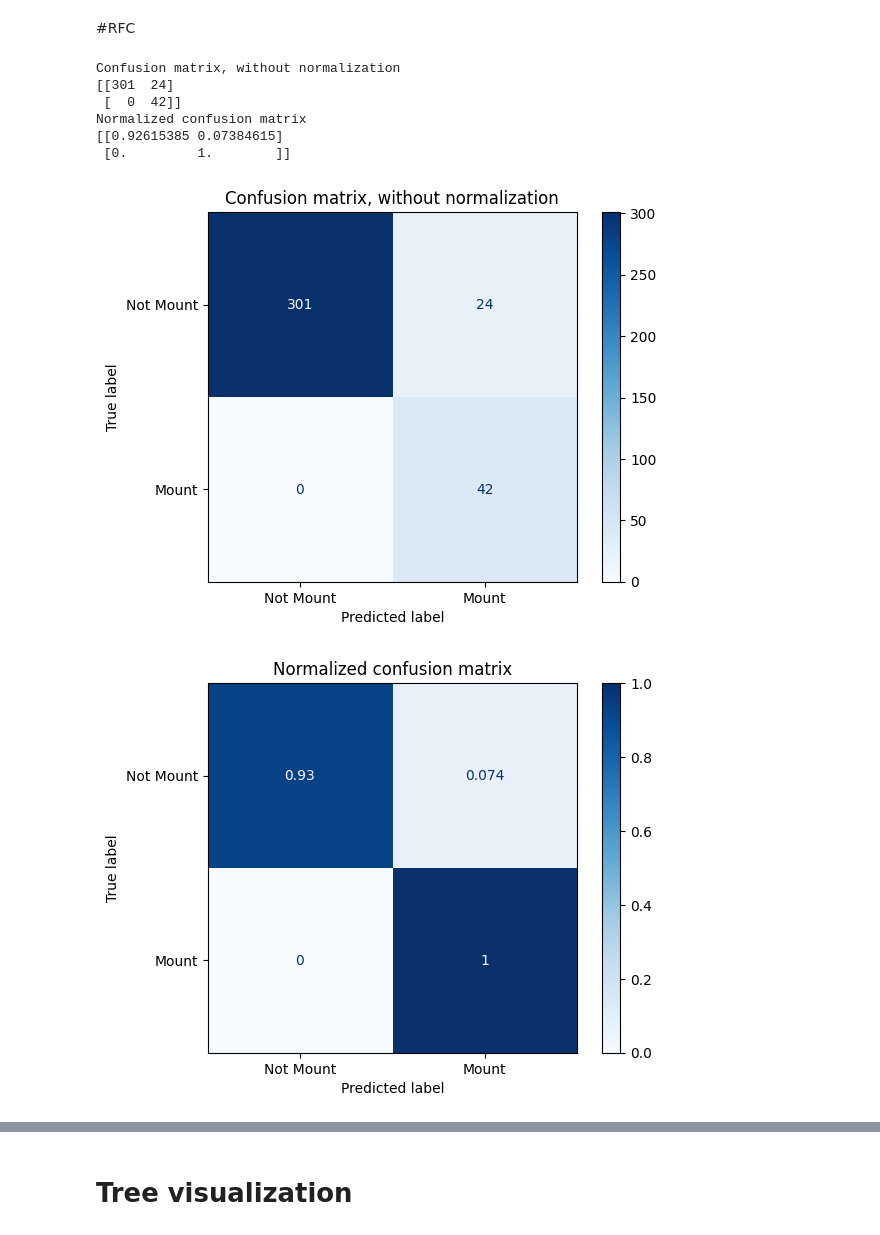
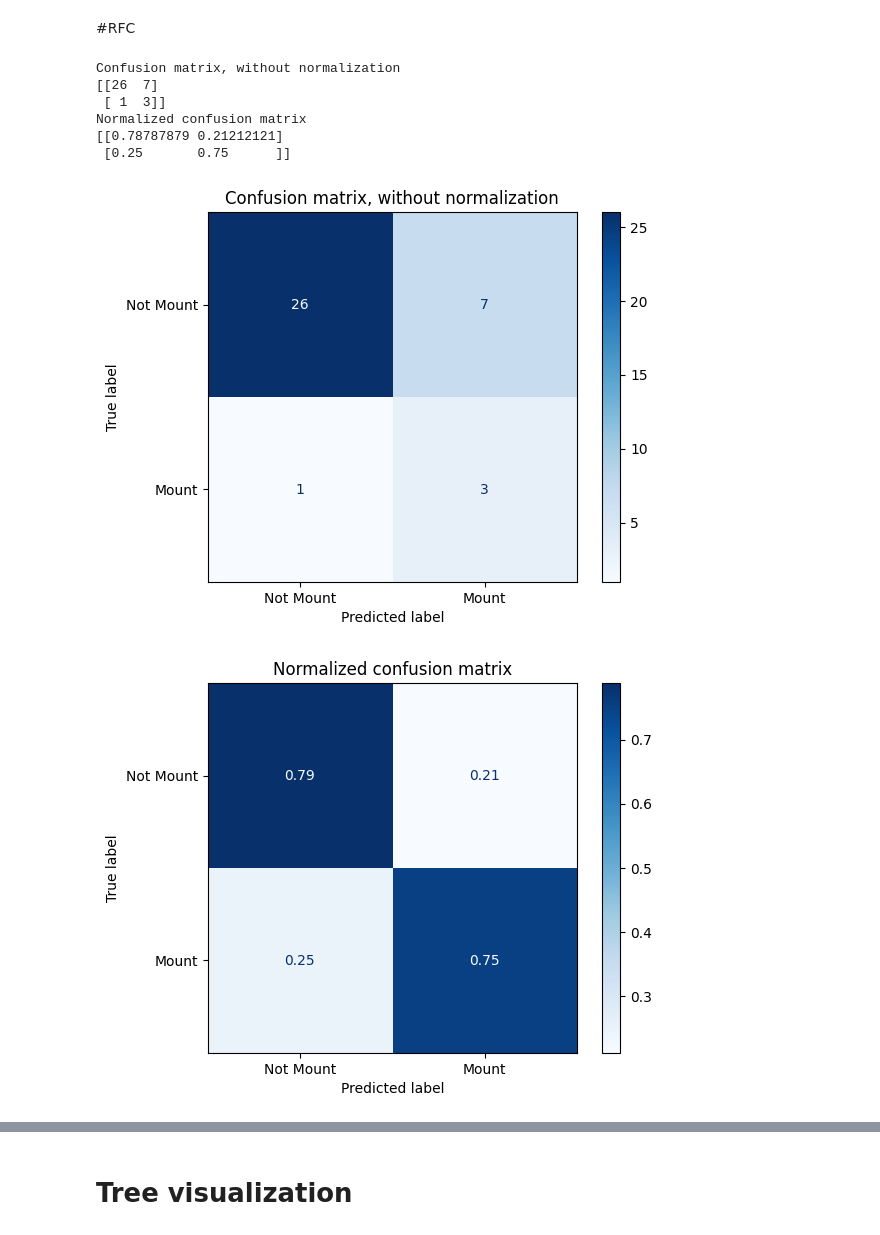
Before and after one commit to paulazoo/mouse-behavior-analysis, a Jupyter notebook: mount_random_forest_training.ipynb, the cells around one changed output, grey strips where cells are left out. Drawn from its saved outputs; the diff is of its cells as text; code cells hidden in the pictures.

Commit message:
save non smote rfc

```diff
--- a/mount_random_forest_training.ipynb
+++ b/mount_random_forest_training.ipynb
@@ -156,43 +156,39 @@ from sklearn.metrics import ConfusionMatrixDisplay
 from sklearn.ensemble import RandomForestClassifier
 from imblearn.over_sampling import SMOTE
 # %%
-#Use SMOTE to oversample the minority class
-oversample = SMOTE()
-over_X, over_y = oversample.fit_resample(training_features, training_labels)
-over_X_train, over_X_test, over_y_train, over_y_test = train_test_split(over_X, over_y, test_size=0.1, stratify=over_y)
-#Build SMOTE SRF model
-SMOTE_SRF = RandomForestClassifier(n_estimators=10, random_state=5)
+X_train, X_test, y_train, y_test = train_test_split(training_features, training_labels, test_size=0.1, stratify=training_labels)
+RFC = RandomForestClassifier(n_estimators=10, class_weight='balanced', random_state = 0)
 
-#Train SMOTE SRF
-SMOTE_SRF.fit(over_X_train, over_y_train)
+#Train
+RFC.fit(X_train, y_train)
 
 # Plot non-normalized confusion matrix
 titles_options = [
     ("Confusion matrix, without normalization", None),
     ("Normalized confusion matrix", "true"),
 ]
 
 for title, normalize in titles_options:
     disp = ConfusionMatrixDisplay.from_estimator(
-        SMOTE_SRF,
-        training_features,
-        training_labels,
+        RFC,
+        X_test,
+        y_test,
         display_labels=['Not Mount', 'Mount'],
         cmap=plt.cm.Blues,
         normalize=normalize,
     )
     disp.ax_.set_title(title)
 
     print(title)
     print(disp.confusion_matrix)
 
 plt.show()
 # %% [output]
 Confusion matrix, without normalization
-[[301  24]
- [  0  42]]
+[[26  7]
+ [ 1  3]]
 Normalized confusion matrix
-[[0.92615385 0.07384615]
- [0.         1.        ]]
+[[0.78787879 0.21212121]
+ [0.25       0.75      ]]
-[figure, old version]
+[figure, new version]
-[figure, old version]
+[figure, new version]
```
Also changed, not shown: parts of 3 cells of this notebook.
